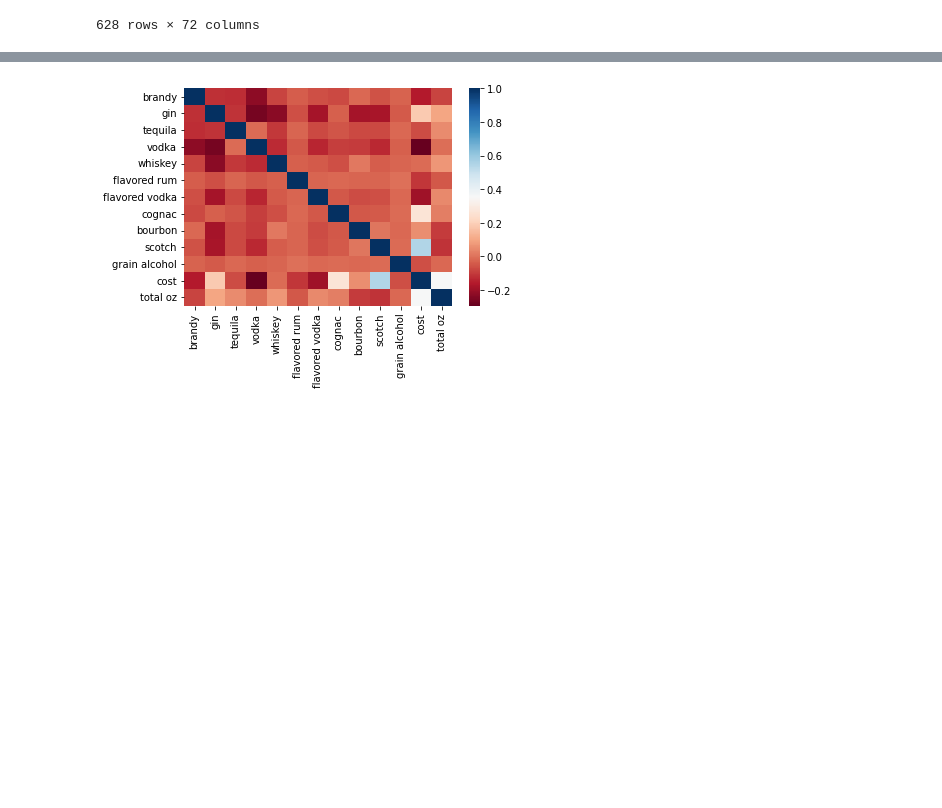
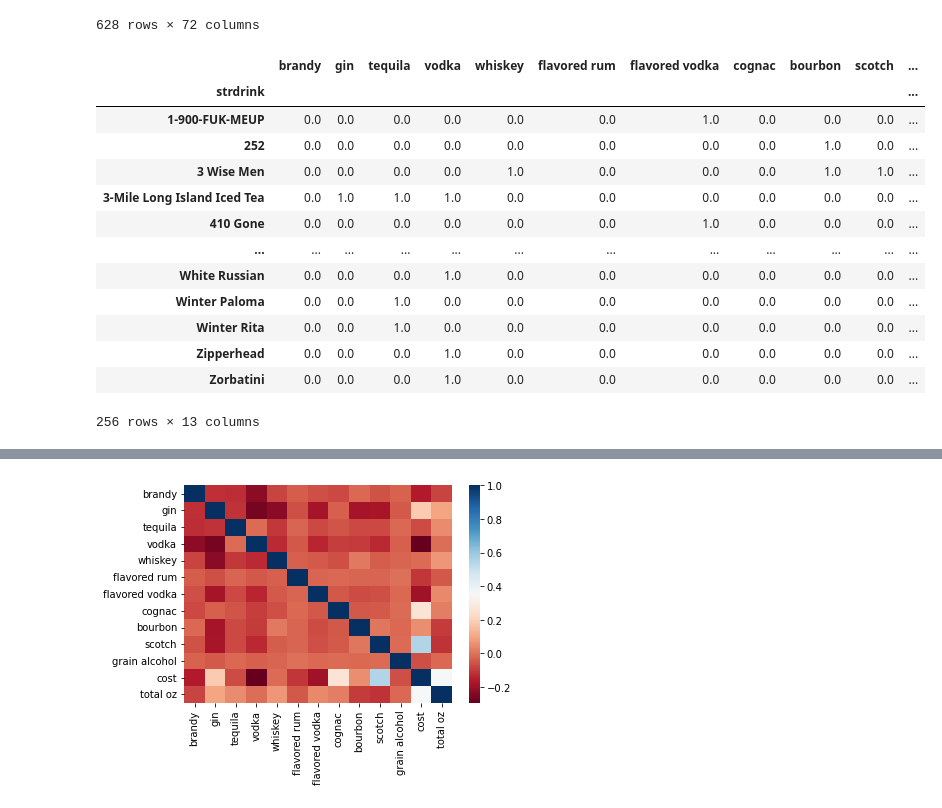
Before and after one commit to ElliottMetzler/the-manhattan-project, a Jupyter notebook: code/drink_costs.ipynb, the cells around one changed output, grey strips where cells are left out. Saved outputs shown, nothing was run; the diff lists cells and outputs as text; code cells hidden in the pictures; blank space fills up the shorter version.

```diff
--- a/code/drink_costs.ipynb
+++ b/code/drink_costs.ipynb
@@ -165,6 +165,22 @@ def model_data():
     return model
 # %%
 model = model_data()
+model
+# %% [output]
+|  | brandy | gin | tequila | vodka | whiskey | flavored rum | flavored vodka | cognac | bourbon | scotch | ... |
+| strdrink |  |  |  |  |  |  |  |  |  |  | ... |
+| 1-900-FUK-MEUP | 0.0 | 0.0 | 0.0 | 0.0 | 0.0 | 0.0 | 1.0 | 0.0 | 0.0 | 0.0 | ... |
+| 252 | 0.0 | 0.0 | 0.0 | 0.0 | 0.0 | 0.0 | 0.0 | 0.0 | 1.0 | 0.0 | ... |
+| 3 Wise Men | 0.0 | 0.0 | 0.0 | 0.0 | 1.0 | 0.0 | 0.0 | 0.0 | 1.0 | 1.0 | ... |
+| 3-Mile Long Island Iced Tea | 0.0 | 1.0 | 1.0 | 1.0 | 0.0 | 0.0 | 0.0 | 0.0 | 0.0 | 0.0 | ... |
+| 410 Gone | 0.0 | 0.0 | 0.0 | 0.0 | 0.0 | 0.0 | 1.0 | 0.0 | 0.0 | 0.0 | ... |
+| ... | ... | ... | ... | ... | ... | ... | ... | ... | ... | ... | ... |
+| White Russian | 0.0 | 0.0 | 0.0 | 1.0 | 0.0 | 0.0 | 0.0 | 0.0 | 0.0 | 0.0 | ... |
+| Winter Paloma | 0.0 | 0.0 | 1.0 | 0.0 | 0.0 | 0.0 | 0.0 | 0.0 | 0.0 | 0.0 | ... |
+| Winter Rita | 0.0 | 0.0 | 1.0 | 0.0 | 0.0 | 0.0 | 0.0 | 0.0 | 0.0 | 0.0 | ... |
+| Zipperhead | 0.0 | 0.0 | 0.0 | 1.0 | 0.0 | 0.0 | 0.0 | 0.0 | 0.0 | 0.0 | ... |
+| Zorbatini | 0.0 | 0.0 | 0.0 | 1.0 | 0.0 | 0.0 | 0.0 | 0.0 | 0.0 | 0.0 | ... |
+256 rows × 13 columns
 # %%
 corr = model.corr()
 corr
```
Also changed, not shown: parts of 7 cells of this notebook, 1 other file.
